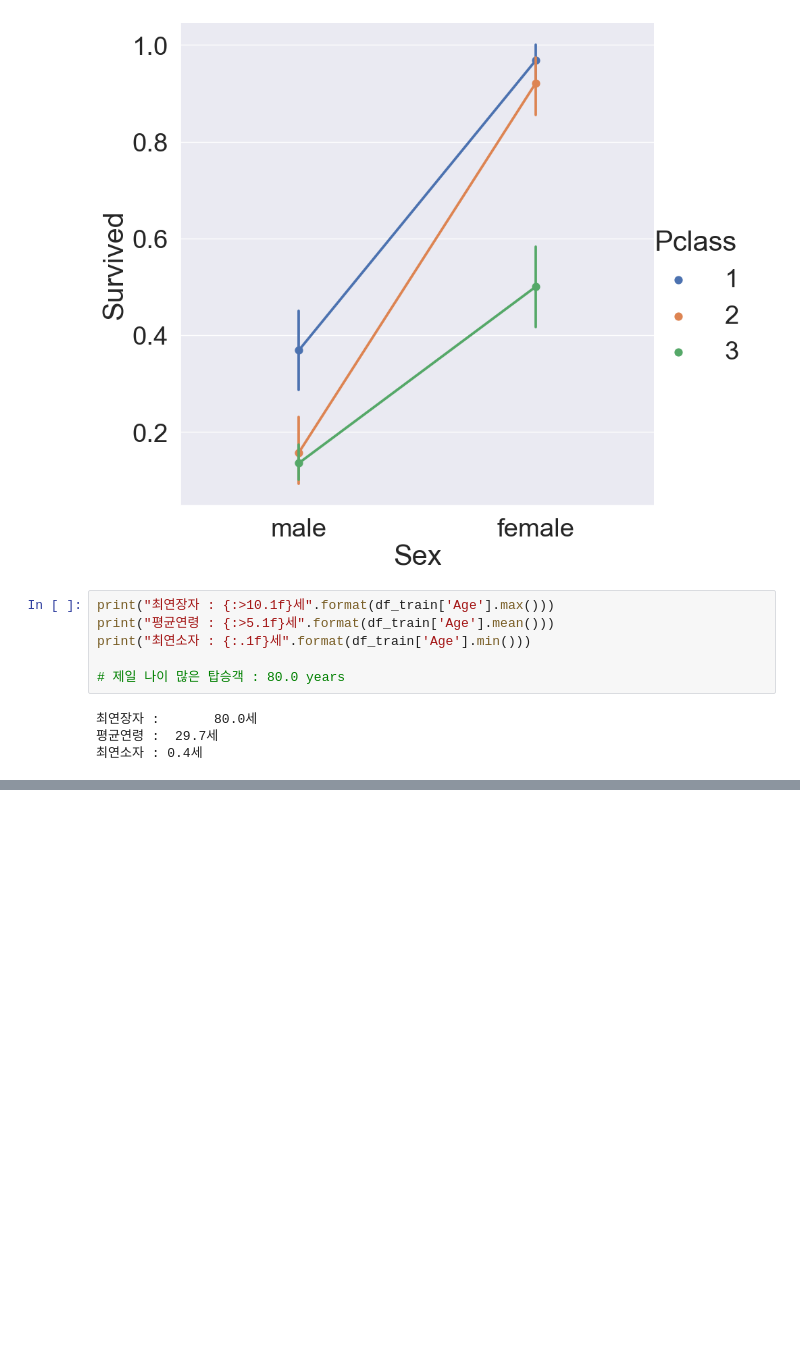
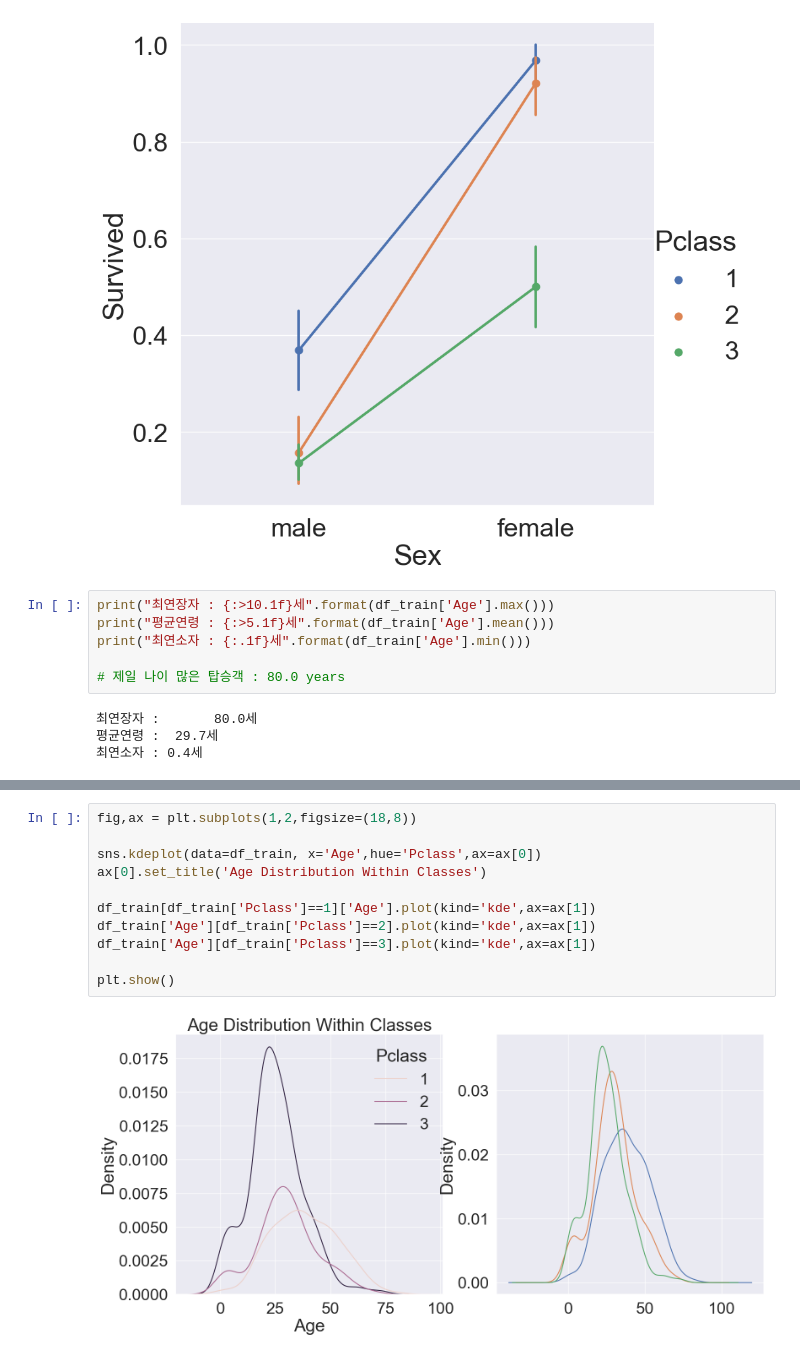
Before and after one commit to JW-Namsta/Kaggle_Study, a Jupyter notebook: Titanic/Titanic_copy_2.ipynb, the cells around one changed output, grey strips where cells are left out. Cells and saved outputs as stored; diff of their text form; blank space fills up the shorter version.

```diff
--- a/Titanic/Titanic_copy_2.ipynb
+++ b/Titanic/Titanic_copy_2.ipynb
@@ -187,0 +189,13 @@ sns.kdeplot(data=df_train, x='Age',hue='Survived',ax=ax, shade=True)
+# %%
+fig,ax = plt.subplots(1,2,figsize=(18,8))
+
+sns.kdeplot(data=df_train, x='Age',hue='Pclass',ax=ax[0])
+ax[0].set_title('Age Distribution Within Classes')
+
+df_train[df_train['Pclass']==1]['Age'].plot(kind='kde',ax=ax[1])
+df_train['Age'][df_train['Pclass']==2].plot(kind='kde',ax=ax[1])
+df_train['Age'][df_train['Pclass']==3].plot(kind='kde',ax=ax[1])
+
+plt.show()
+# %% [output]
+[figure, added]
```
Also changed, not shown: parts of 3 cells of this notebook.
